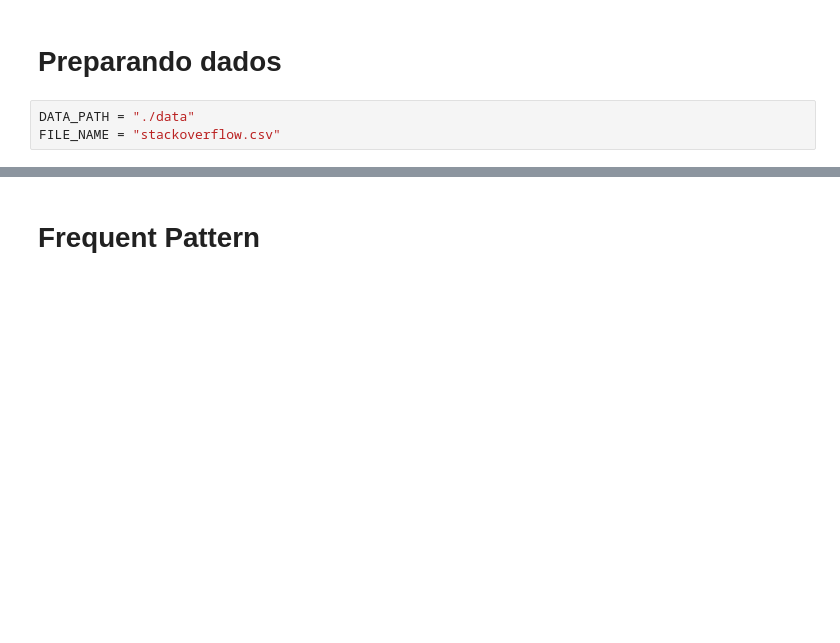
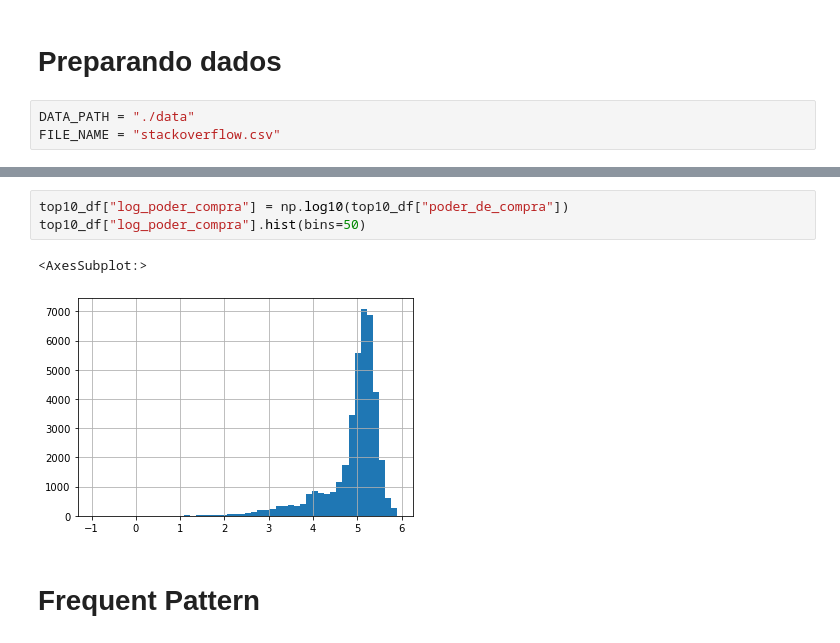
Before and after one commit to vinciusb/TP-AD, a Jupyter notebook: stackoverfllow_2.ipynb, the cells around one changed output, grey strips where cells are left out. Cells and saved outputs as stored; diff of their text form; blank space fills up the shorter version.

```diff
--- a/stackoverfllow_2.ipynb
+++ b/stackoverfllow_2.ipynb
@@ -100,3 +106,9 @@ top10_df[["poder_de_compra", "stacks"]]
+# %%
+top10_df["log_poder_compra"] = np.log10(top10_df["poder_de_compra"])
+top10_df["log_poder_compra"].hist(bins=50)
+# %% [output]
+<AxesSubplot:>
+[figure, added]
 # %% [markdown]
 # Frequent Pattern
 # %%
```
Also changed, not shown: parts of 39 cells of this notebook.
